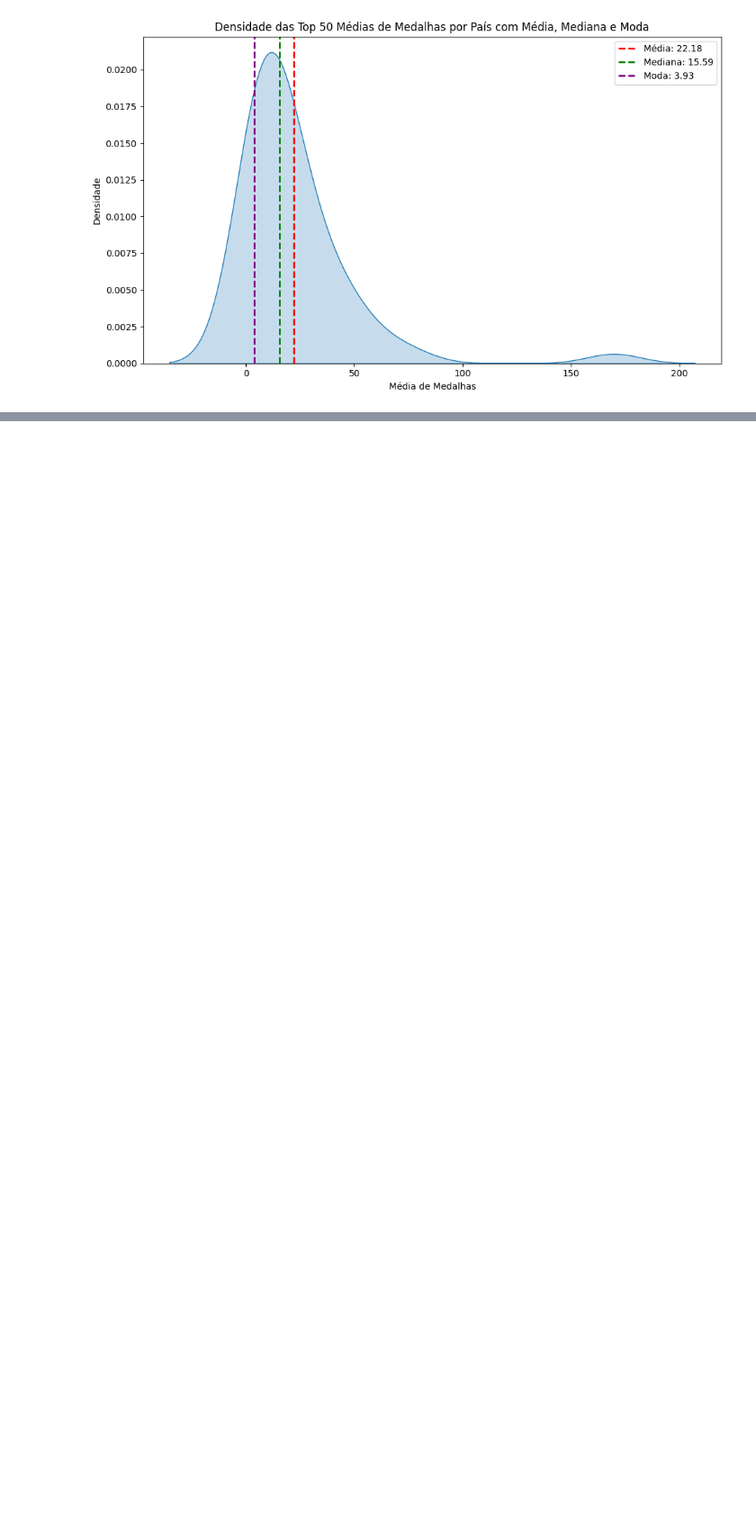
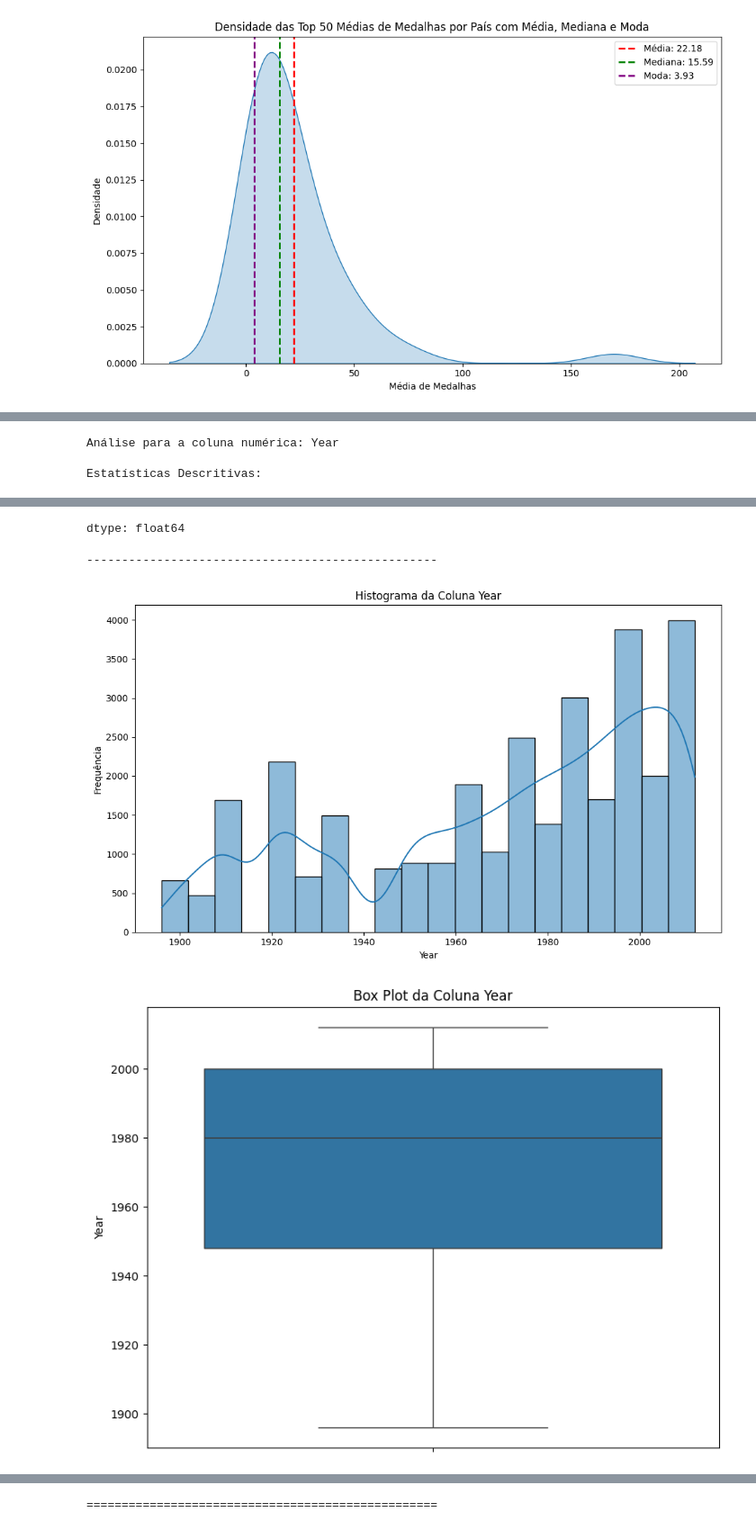
Before and after one commit to TiagoBressane/LMS_ADA, a Jupyter notebook: jogos_olimpicos.ipynb, the cells around one changed output, grey strips where cells are left out. Shown at 90% size. Cells and saved outputs as stored; diff of their text form; code cells hidden in the pictures; blank space fills up the shorter version.

```diff
--- a/jogos_olimpicos.ipynb
+++ b/jogos_olimpicos.ipynb
@@ -189,0 +370,41 @@ plt.show()
+# %%
+numerical_cols = df.select_dtypes(include=np.number).columns
+
+for col in numerical_cols:
+    print(f"Análise para a coluna numérica: {col}\n")
+
+    # a. Calcular e exibir estatísticas descritivas
+    print("Estatísticas Descritivas:")
+    display(df[col].describe())
+    print("-" * 50)
+
+    # b. Histograma
+    plt.figure(figsize=(10, 6))
+    sns.histplot(df[col], kde=True, bins=20)
+    plt.title(f'Histograma da Coluna {col}')
+    plt.xlabel(col)
+    plt.ylabel('Frequência')
+    plt.tight_layout()
+    plt.show()
+
+    # c. Box plot
+    plt.figure(figsize=(8, 6))
+    sns.boxplot(y=df[col])
+    plt.title(f'Box Plot da Coluna {col}')
+    plt.ylabel(col)
+    plt.tight_layout()
+    plt.show()
+
+    # d. Gráfico de densidade
+    plt.figure(figsize=(10, 6))
+    sns.kdeplot(df[col], fill=True)
+    plt.title(f'Gráfico de Densidade da Coluna {col}')
+    plt.xlabel(col)
+    plt.ylabel('Densidade')
+    plt.tight_layout()
+    plt.show()
+    print("\n" + "=" * 50 + "\n")
+# %% [output]
+Análise para a coluna numérica: Year
+
+Estatísticas Descritivas:
@@ -189,0 +420,4 @@ plt.show()
+dtype: float64
+--------------------------------------------------
+[figure, added]
+[figure, added]
@@ -189,0 +425 @@ plt.show()
+==================================================
```
Also changed, not shown: parts of 34 cells of this notebook.
